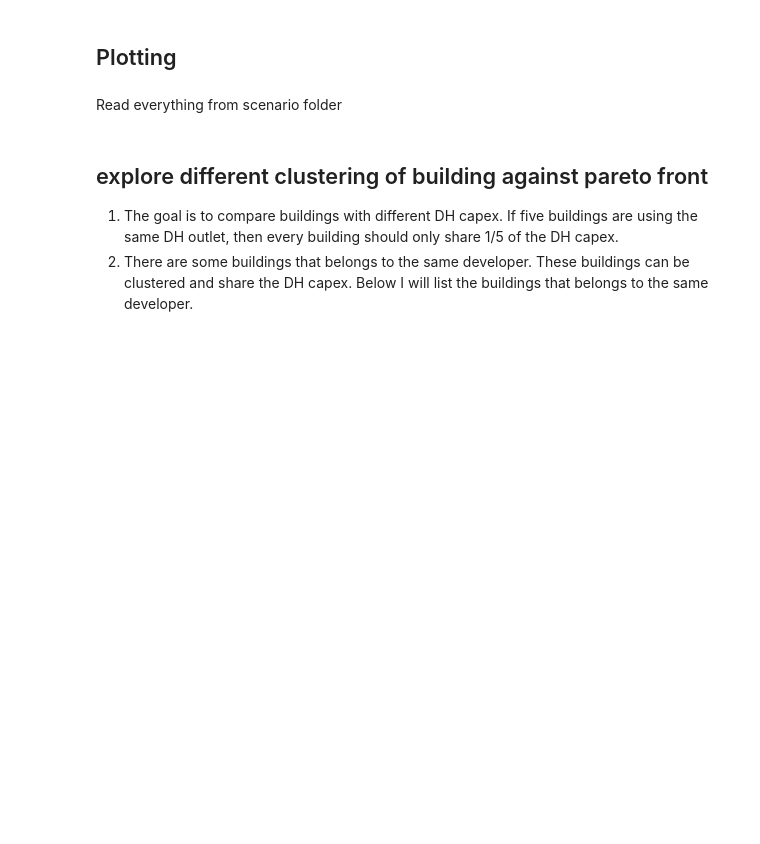
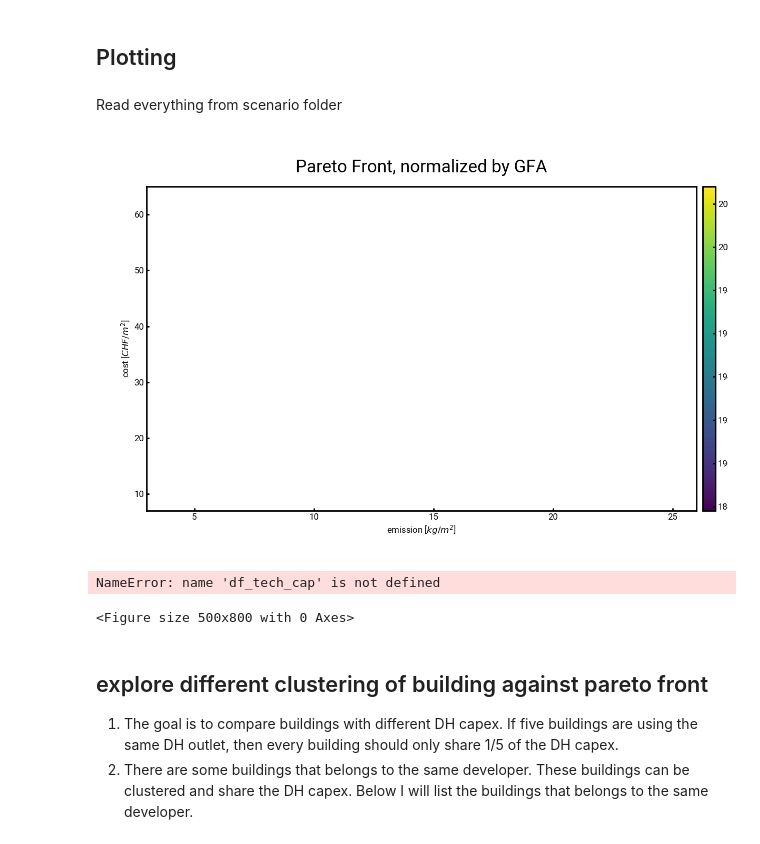
Before and after one commit to yiqiaowang-arch/trustParetoFronts, a Jupyter notebook: pareto_front_analysis.ipynb, the cells around one changed output. Saved outputs shown, nothing was run; the diff lists cells and outputs as text; code cells hidden in the pictures; blank space fills up the shorter version.

Commit message:
fix plotting problems (WIP)

```diff
--- a/pareto_front_analysis.ipynb
+++ b/pareto_front_analysis.ipynb
@@ -81,45 +85,70 @@ for file in dbf_files:
         df.columns = [file[:-4] + "_" + col for col in df.columns]
         zone_df = pd.concat([zone_df, df], axis=1)
 # %%
-# calculate the coefficient of variation of each technology choice for each building and store them in a dataframe; in the end plot a bar chart with error bars for each technology in this dataframe.
-# the dataframe should have columns as technology names, and rows as building names
-# first define the dataframe column from one of the files in the folder;
+# Calculate the coefficient of variation of each technology choice for each building and store them in a dataframe;
+# in the end plot a bar chart with error bars for each technology in this dataframe.
+# The dataframe should have columns as technology names, and rows as building names
+# First define the dataframe column from one of the files in the folder;
 # then iterate through the rest of the files and add the data to the dataframe
-ls_csv = []
-for csv in os.listdir(store_folder):
-    if not csv.endswith('.csv'):
-        continue
-    ls_csv.append(csv)
+year_min = zone_df['YEAR'].min()
+year_max = zone_df['YEAR'].max()
+year_norm = mcolors.Normalize(vmin=year_min, vmax=year_max)
+colormap = plt.get_cmap('viridis') # type: ignore
+ls_csv = [csv for csv in os.listdir(store_folder) if csv.endswith('.csv')]
+plt.figure()
+
+# Initialize dataframe
+df_tech_cap = pd.DataFrame()
 
 for idx, csv in enumerate(ls_csv):
-    # if the dataframe doesn't exist before, then define its columns with the first file
     if idx == 0:
-        df_example = pd.read_csv('./pareto_no_wood/'+csv, index_col=0, nrows=1)
+        df_example = pd.read_csv(store_folder + '/' + csv, index_col=0, nrows=1)
         # add the first level index to be building name
         df_example.index = pd.MultiIndex.from_tuples([(csv, i) for i in df_example.index], names=['building', 'epsilon'])
         df_tech_cap = pd.DataFrame(columns=df_example.columns, index=df_example.index)
         df_tech_cap = df_tech_cap.dropna(how='all')
 
-    building_sizing = pd.read_csv(store_folder+'/'+csv, index_col=0)
+    building_sizing = pd.read_csv(store_folder + '/' + csv, index_col=0).fillna(0)
     # # calculate the coefficient of variation for each technology
     # df_tech_cap.loc[csv[:-10]] = building_sizing.std() / building_sizing.mean()
     building_name = csv[:-11]
     # if wood_boiler is 2000 at emission optimal (the first row), then it's oversized, change it to the DHW demand
     if building_sizing.loc[0, 'wood_boiler'] == 2000:
         building_sizing.loc[0, 'wood_boiler'] = building_sizing.loc[4, 'demand_hot_water']
         building_sizing.loc[0, 'DHDC_small_heat'] = 0
         building_sizing.loc[0, 'DHDC_medium_heat'] = 0
         building_sizing.loc[0, 'DHDC_large_heat'] = 0
-    # if wood_boiler_heat is 2000 at emission optimal (the first row), then it's oversized, change it to the SH demand
-    if building_sizing.loc[0, 'wood_boiler_heat'] == 2000:
-        building_sizing.loc[0, 'wood_boiler_heat'] = building_sizing.loc[4, 'demand_space_heating']
 
-    building_area = zone_df.loc[building_name, 'area'] * zone_df.loc[building_name, 'floors_ag']
+    area_per_floor = pd.to_numeric(zone_df.loc[building_name, 'area'])
+    n_floor = pd.to_numeric(zone_df.loc[building_name, 'floors_ag'])
+    if pd.isna(area_per_floor) or pd.isna(n_floor): # check if the area_per_floor or n_floor is NaN
+        raise ValueError(f"Invalid numeric values for building '{building_name}'")
+    building_area = area_per_floor * n_floor
     # calculate the sizing per m2
-    building_sizing_per_m2 = building_sizing.fillna(0) / building_area
+    building_sizing_per_m2 = building_sizing / building_area
     # add the first level index to be building name
     building_sizing_per_m2.reset_index(drop=True, inplace=True)
     building_sizing_per_m2.index = pd.MultiIndex.from_product([[building_name], building_sizing_per_m2.index], names=['building', 'epsilon'])
 
     # add the building_sizing_per_m2 to df_tech_cap to the bottom, but keep the multiindex
     df_tech_cap = pd.concat([df_tech_cap, building_sizing_per_m2], axis=0)
+
+    building_year = zone_df.loc[building_name, 'YEAR']
+    building_color = colormap(year_norm(building_year))
+    df_pareto = df_tech_cap.loc[building_name]
+    plt.plot(df_pareto['emission'].iloc[1:], df_pareto['cost'].iloc[1:], label=building_name, marker='.', color=building_color, linewidth=0.75)
+
+# Plot final graph
+plt.ylabel('cost [$CHF/m^2$]')
+plt.xlabel('emission [$kg/m^2$]')
+plt.title('Pareto Front, normalized by GFA', fontsize=24)
+plt.ylim(7, 65)
+plt.xlim(3, 26)
+
+cax = plt.axes((0.96, 0.11, 0.02, 0.77))
+cbar = ColorbarBase(cax, cmap=colormap, norm=year_norm)
+cbar.ax.set_ylabel('year of built')
+
+plt.show()
+# %% [output]
+[figure, added]
@@ -179,10 +171,10 @@ for building_name in df_tech_cap.index.get_level_values('building').unique():
     # building_area = zone_df.loc[building_name, 'area'] * zone_df.loc[building_name, 'floors_ag']
     building_color = colormap(year_norm(building_year))
     # find building typology
-    plt.scatter(cost_increase_absolute, emission_reduction_relative, label=building_name, marker='o', color=building_color)
+    plt.scatter(cost_increase_absolute, emission_reduction_relative, label=building_name, marker='o', color=building_color) # type: ignore
     # annotate the building name next to the point
     if zone_df.loc[building_name, 'typology_1ST_USE'] not in ['SINGLE_RES', 'MULTI_RES']:
-        plt.annotate(zone_df.loc[building_name, 'typology_1ST_USE'], (cost_increase_absolute, emission_reduction_relative),
+        plt.annotate(str(zone_df.loc[building_name, 'typology_1ST_USE']), (cost_increase_absolute, emission_reduction_relative),
                      fontsize=8, xytext=(0, 5), textcoords='offset points', ha='left')
 
 plt.ylabel('Percentage of emission reduction [%]')
@@ -201,13 +193,16 @@ plt.plot([0, 400], [0, 40], color='k', linestyle='--', linewidth=0.5)
 plt.title('Fraction of total emission reduction', fontsize=24)
 
 # again, plot a colorbar next to the plot, with the same height as the plot box
-cax = plt.axes([0.96, 0.11, 0.02, 0.77])
+cax = plt.axes((0.96, 0.11, 0.02, 0.77))
 cbar = ColorbarBase(cax, cmap=colormap, norm=year_norm)
 # label the building year on the left of the colorbar
 cbar.ax.set_ylabel('year of built')
 
 plt.savefig(r'C:\Users\wangy\polybox - Yiqiao Wang (yiqwang@student.ethz.ch)@polybox.ethz.ch\Final Report\Graphics\relative_{}_thinner.pdf'.format(store_folder[9:]), dpi=300, bbox_inches='tight')
 plt.show()
+# %% [output]
+NameError: name 'df_tech_cap' is not defined
+<Figure size 500x800 with 0 Axes>
 # %%
 plt.figure(figsize=(5,8))
 for building_name in df_tech_cap.index.get_level_values('building').unique():
```
Also changed, not shown: parts of 8 cells of this notebook.
